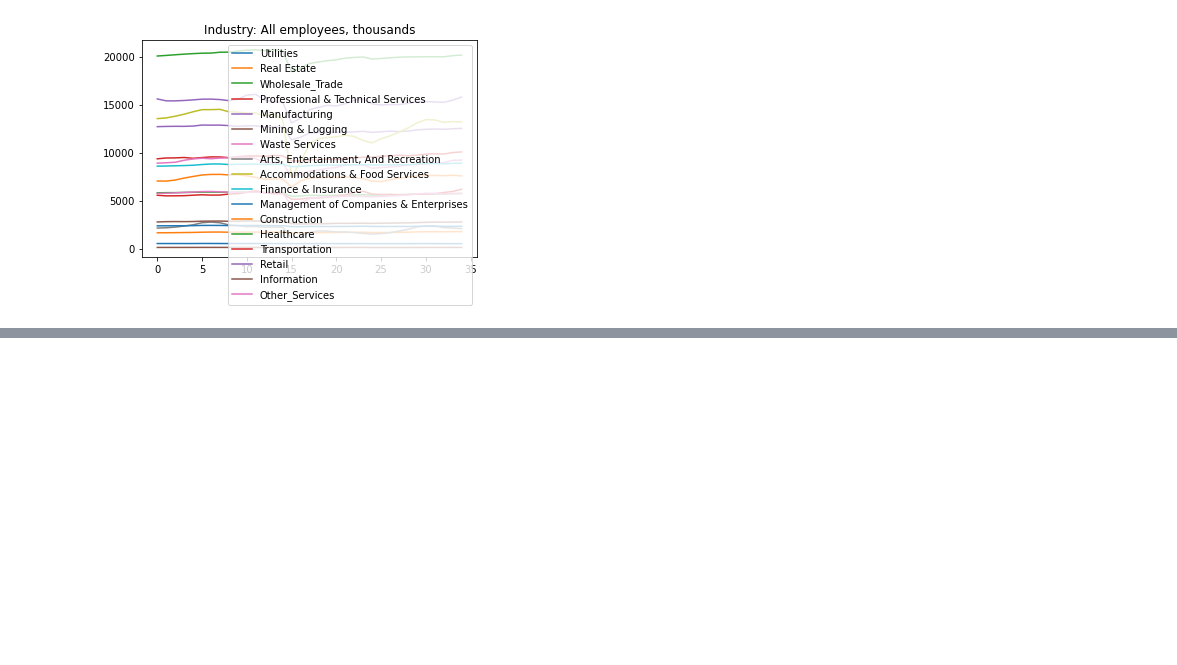
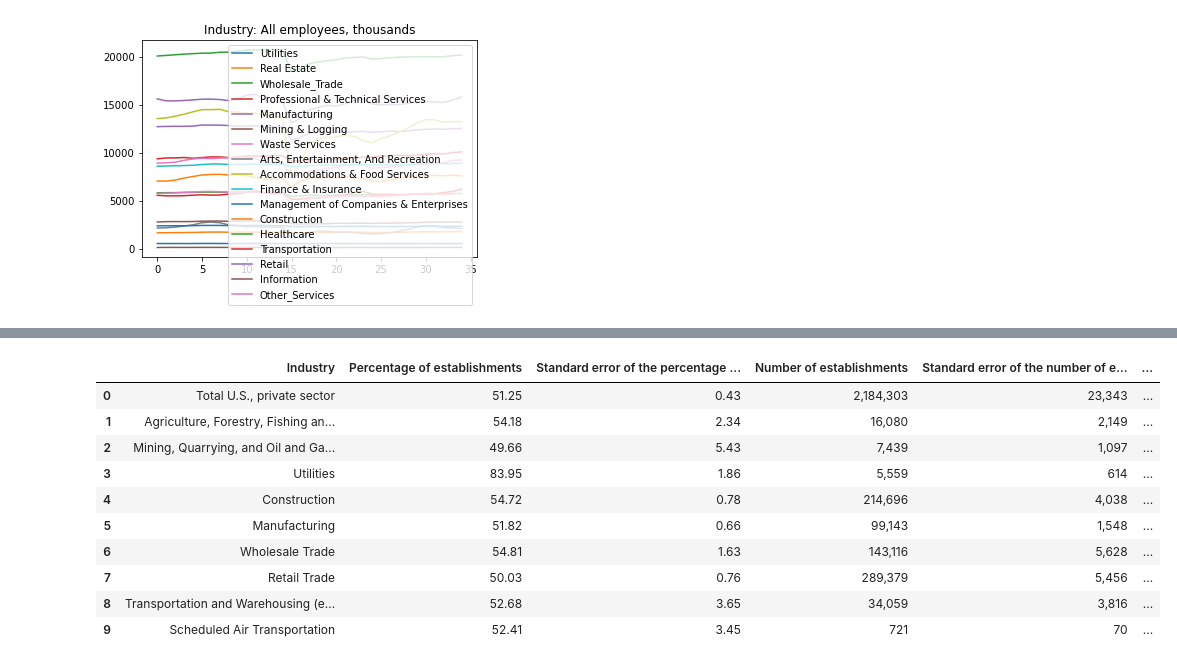
Before and after one commit to Quezadajl/Capstone, a Jupyter notebook: Notebooks/industry_data.ipynb, the cells around one changed output, grey strips where cells are left out. Saved outputs shown, nothing was run; the diff lists cells and outputs as text; code cells hidden in the pictures; blank space fills up the shorter version.

```diff
--- a/Notebooks/industry_data.ipynb
+++ b/Notebooks/industry_data.ipynb
@@ -265,8 +345,20 @@ dec.head(10)
 # %%
 dec.to_csv('dec_demand_data.csv')
 # %%
-got_payed = pd.read_csv('../data/got_payed.csv')
+got_payed = pd.read_csv('got_payed.csv')
 got_payed.head(10)
+# %% [output]
+|  | Industry | Percentage of establishments | Standard error of the percentage ... | Number of establishments | Standard error of the number of e... | ... |
+| 0 | Total U.S., private sector | 51.25 | 0.43 | 2,184,303 | 23,343 | ... |
+| 1 | Agriculture, Forestry, Fishing an... | 54.18 | 2.34 | 16,080 | 2,149 | ... |
+| 2 | Mining, Quarrying, and Oil and Ga... | 49.66 | 5.43 | 7,439 | 1,097 | ... |
+| 3 | Utilities | 83.95 | 1.86 | 5,559 | 614 | ... |
+| 4 | Construction | 54.72 | 0.78 | 214,696 | 4,038 | ... |
+| 5 | Manufacturing | 51.82 | 0.66 | 99,143 | 1,548 | ... |
+| 6 | Wholesale Trade | 54.81 | 1.63 | 143,116 | 5,628 | ... |
+| 7 | Retail Trade | 50.03 | 0.76 | 289,379 | 5,456 | ... |
+| 8 | Transportation and Warehousing (e... | 52.68 | 3.65 | 34,059 | 3,816 | ... |
+| 9 | Scheduled Air Transportation | 52.41 | 3.45 | 721 | 70 | ... |
 # %%
 payed= got_payed.set_index('Industry').transpose()
 payed.head(10)
```
Also changed, not shown: parts of 28 cells of this notebook, 9 other files.
